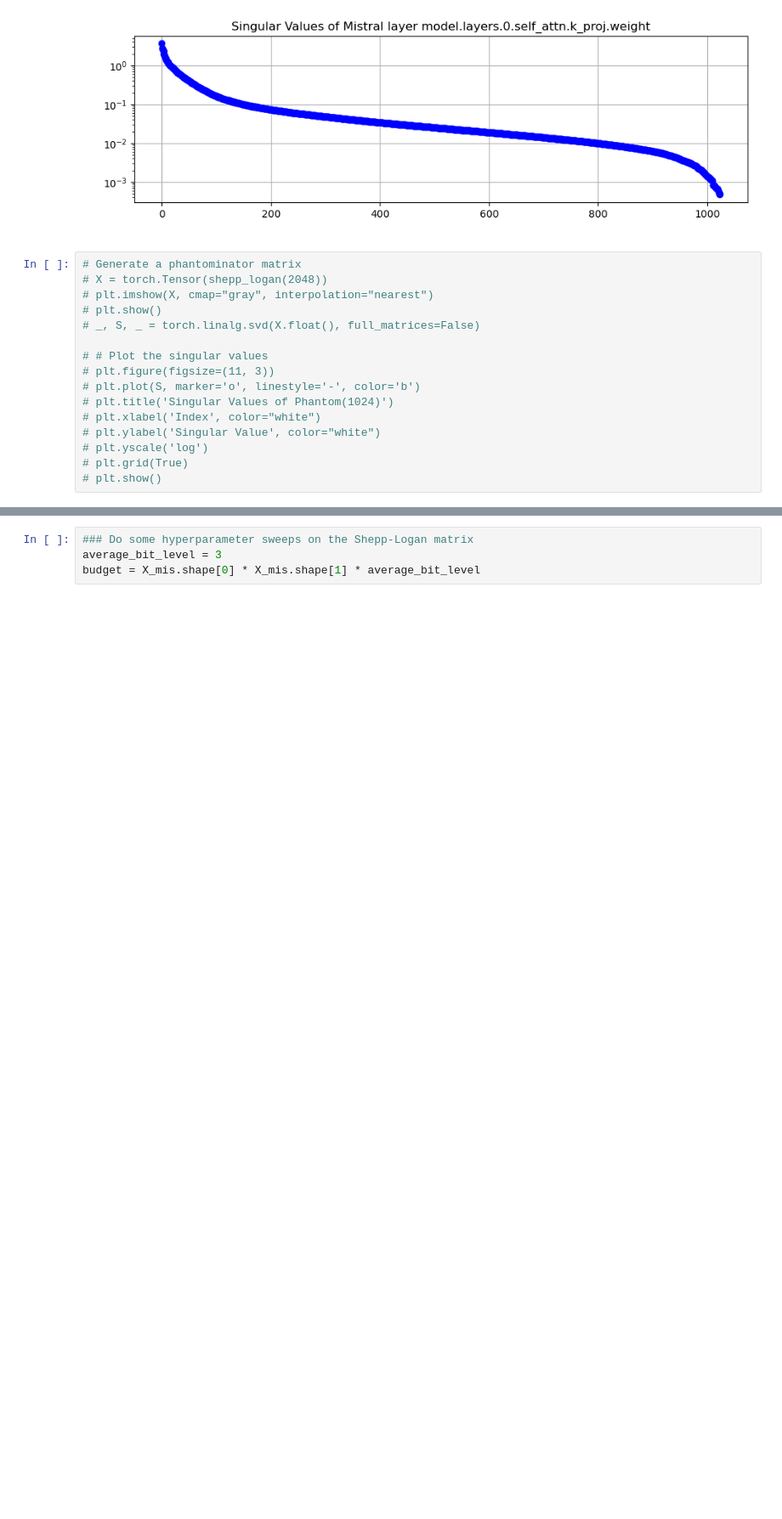
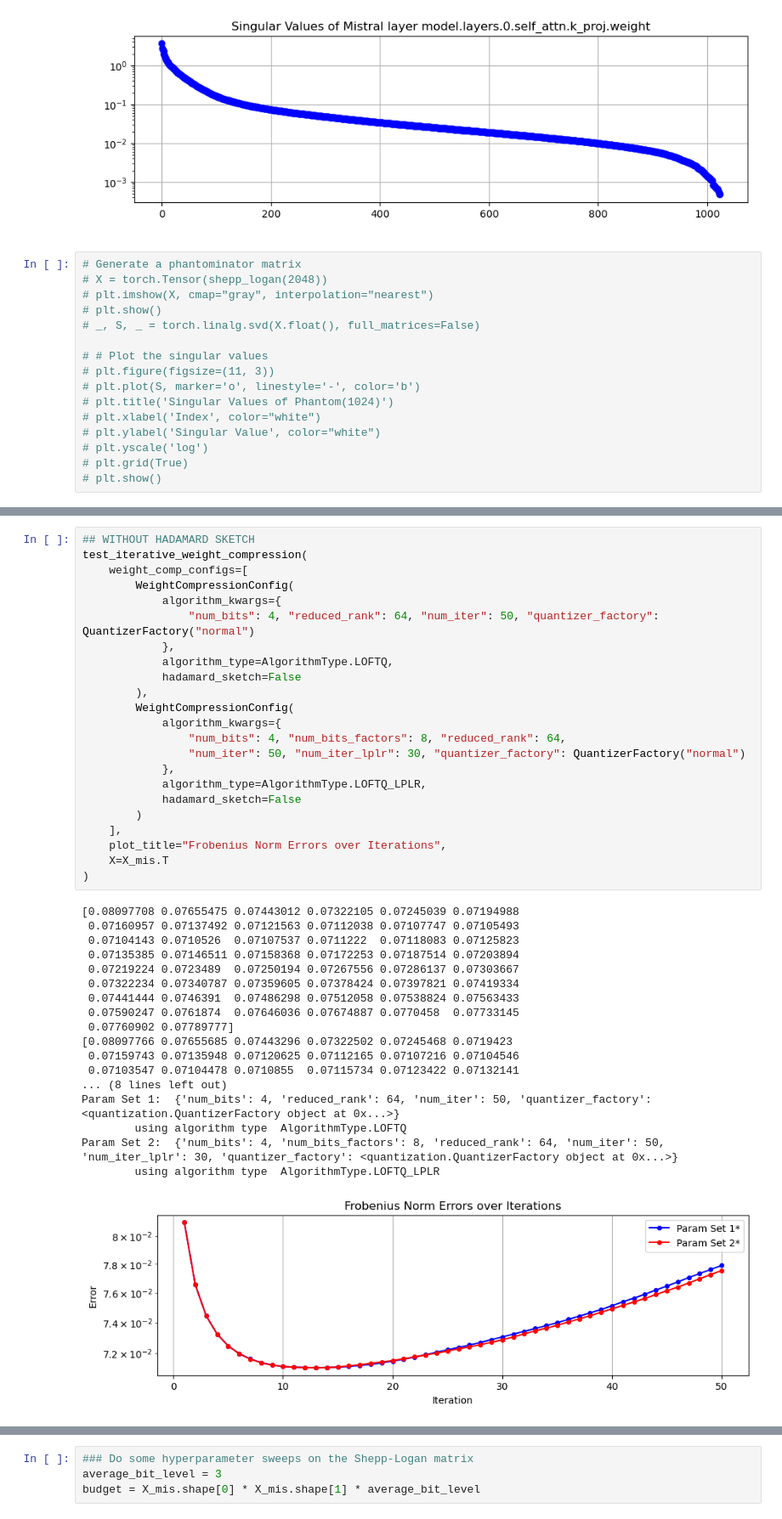
Before and after one commit to pilancilab/caldera, a Jupyter notebook: naomi/notebooks/mixed_lplr.ipynb, the cells around one changed output, grey strips where cells are left out. Shown: that part at 85% size. Saved outputs shown, nothing was run; the diff lists cells and outputs as text; blank space fills up the shorter version.

```diff
--- a/naomi/notebooks/mixed_lplr.ipynb
+++ b/naomi/notebooks/mixed_lplr.ipynb
@@ -154,3 +163,45 @@ def test_iterative_weight_compression(
     plt.grid(True)
     plt.legend()
     plt.show()
+# %%
+## WITHOUT HADAMARD SKETCH
+test_iterative_weight_compression(
+    weight_comp_configs=[
+        WeightCompressionConfig(
+            algorithm_kwargs={
+                "num_bits": 4, "reduced_rank": 64, "num_iter": 50, "quantizer_factory": QuantizerFactory("normal")
+            },
+            algorithm_type=AlgorithmType.LOFTQ,
+            hadamard_sketch=False
+        ),
+        WeightCompressionConfig(
+            algorithm_kwargs={
+                "num_bits": 4, "num_bits_factors": 8, "reduced_rank": 64,
+                "num_iter": 50, "num_iter_lplr": 30, "quantizer_factory": QuantizerFactory("normal")
+            },
+            algorithm_type=AlgorithmType.LOFTQ_LPLR,
+            hadamard_sketch=False
+        )
+    ],
+    plot_title="Frobenius Norm Errors over Iterations",
+    X=X_mis.T
+)
+# %% [output]
+[0.08097708 0.07655475 0.07443012 0.07322105 0.07245039 0.07194988
+ 0.07160957 0.07137492 0.07121563 0.07112038 0.07107747 0.07105493
+ 0.07104143 0.0710526  0.07107537 0.0711222  0.07118083 0.07125823
+ 0.07135385 0.07146511 0.07158368 0.07172253 0.07187514 0.07203894
+ 0.07219224 0.0723489  0.07250194 0.07267556 0.07286137 0.07303667
+ 0.07322234 0.07340787 0.07359605 0.07378424 0.07397821 0.07419334
+ 0.07441444 0.0746391  0.07486298 0.07512058 0.07538824 0.07563433
+ 0.07590247 0.0761874  0.07646036 0.07674887 0.0770458  0.07733145
+ 0.07760902 0.07789777]
+[0.08097766 0.07655685 0.07443296 0.07322502 0.07245468 0.0719423
+ 0.07159743 0.07135948 0.07120625 0.07112165 0.07107216 0.07104546
+ 0.07103547 0.07104478 0.0710855  0.07115734 0.07123422 0.07132141
+... (8 lines left out)
+Param Set 1:  {'num_bits': 4, 'reduced_rank': 64, 'num_iter': 50, 'quantizer_factory': <quantization.QuantizerFactory object at 0x...>}
+        using algorithm type  AlgorithmType.LOFTQ
+Param Set 2:  {'num_bits': 4, 'num_bits_factors': 8, 'reduced_rank': 64, 'num_iter': 50, 'num_iter_lplr': 30, 'quantizer_factory': <quantization.QuantizerFactory object at 0x...>}
+        using algorithm type  AlgorithmType.LOFTQ_LPLR
+[figure, added]
```
Also changed, not shown: parts of 6 cells of this notebook, 3 other files.
